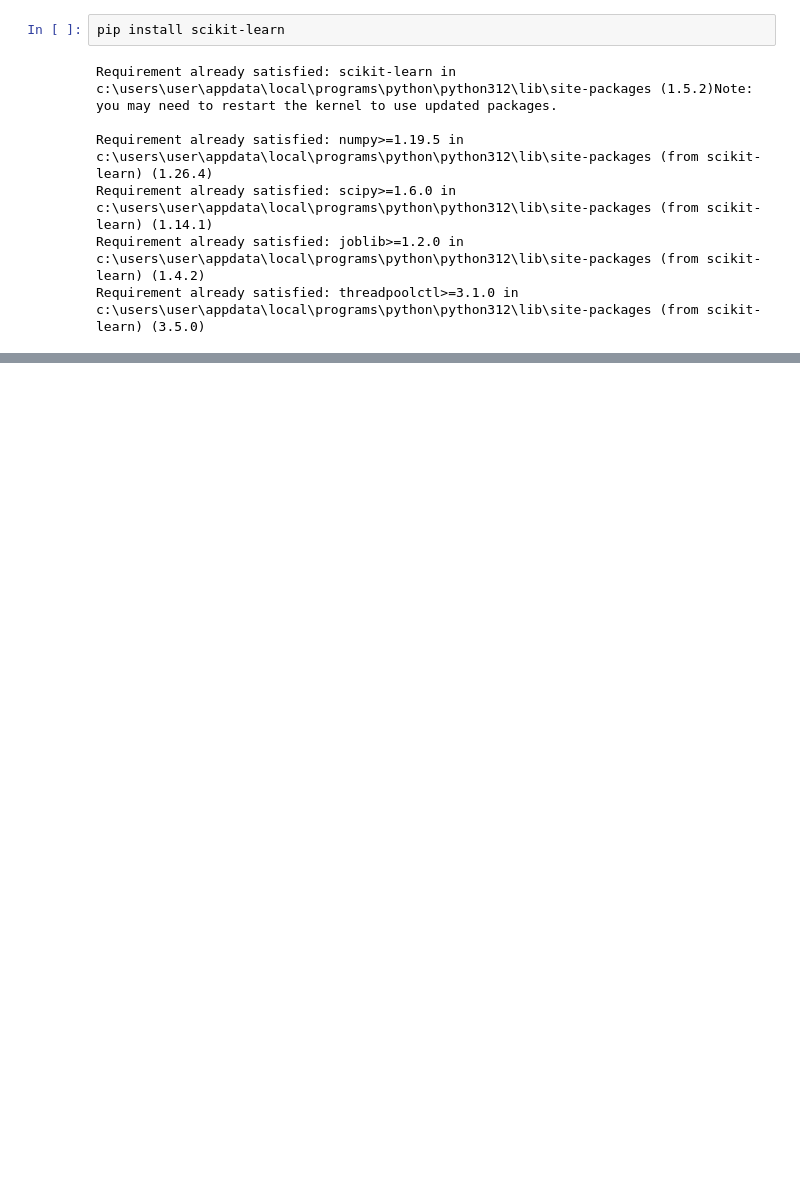
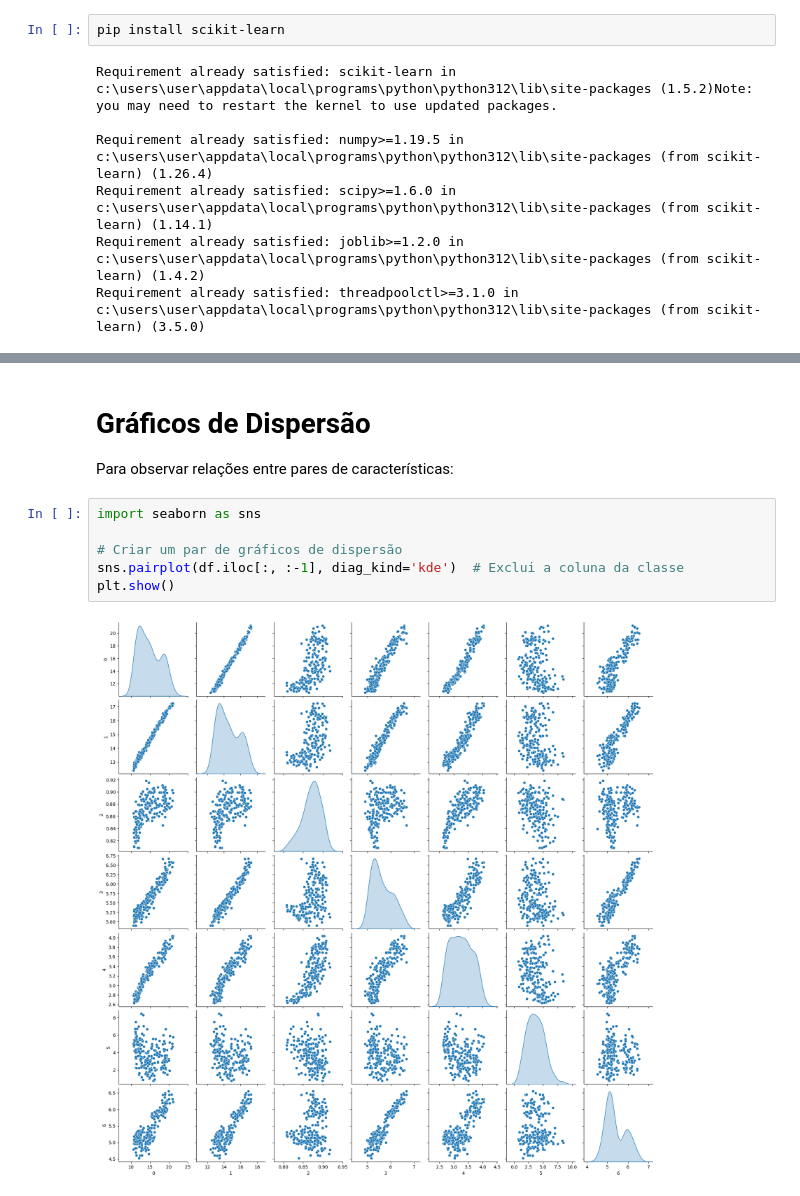
Before and after one commit to brunocorisco86/fase4_cap3_scikit_learn, a Jupyter notebook: src/analise_exp.ipynb, the cells around one changed output, grey strips where cells are left out. Saved outputs shown, nothing was run; the diff lists cells and outputs as text; blank space fills up the shorter version.

```diff
--- a/src/analise_exp.ipynb
+++ b/src/analise_exp.ipynb
@@ -22,0 +108,11 @@ HTTPError: HTTP Error 404: Not Found
+# %% [markdown]
+# Gráficos de Dispersão
+Para observar relações entre pares de características:
+# %%
+import seaborn as sns
+
+# Criar um par de gráficos de dispersão
+sns.pairplot(df.iloc[:, :-1], diag_kind='kde')  # Exclui a coluna da classe
+plt.show()
+# %% [output]
+[figure, added]
```
Also changed, not shown: parts of 48 cells of this notebook.
